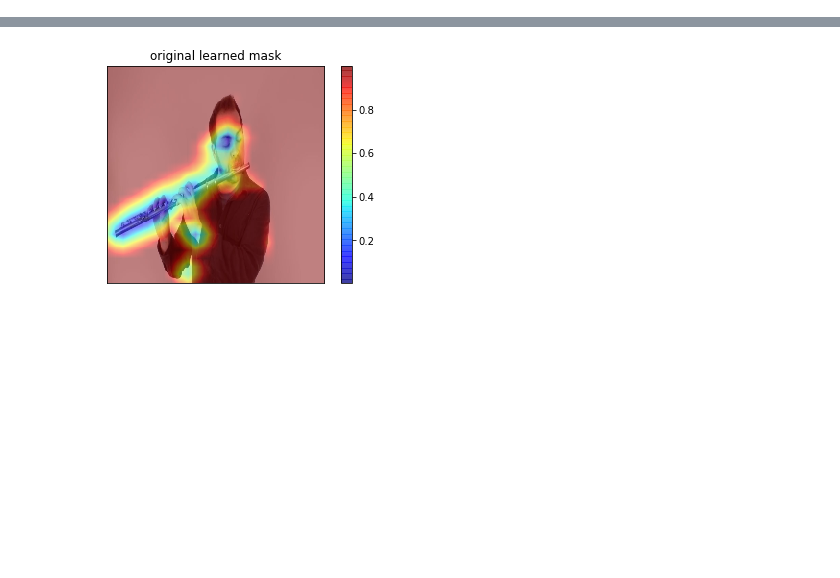
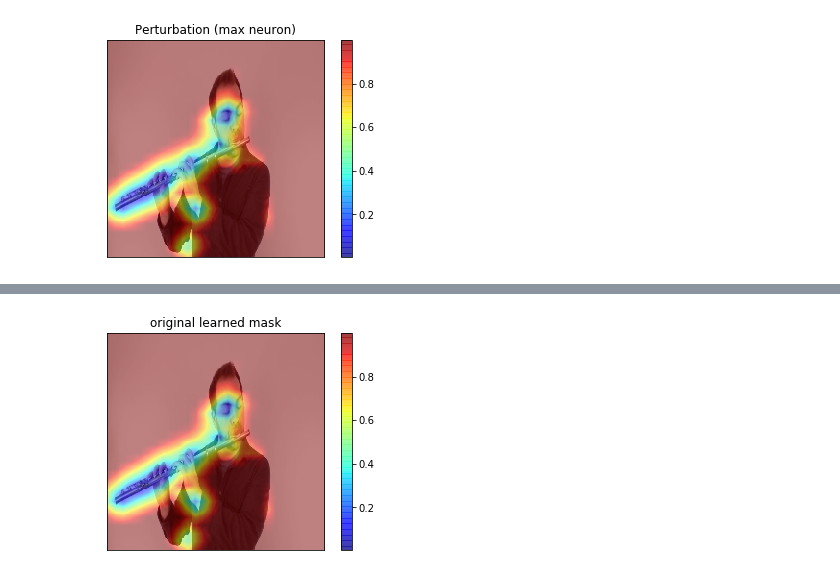
Before and after one commit to ruthcfong/pytorch-explain-black-box, a Jupyter notebook: playground.ipynb, the cells around one changed output, grey strips where cells are left out. Cells and saved outputs as stored; diff of their text form; code cells hidden in the pictures; blank space fills up the shorter version.

```diff
--- a/playground.ipynb
+++ b/playground.ipynb
@@ -8,3 +13,20 @@ from skimage.transform import resize
 # %%
 %load_ext autoreload
 %autoreload 2
+# %%
+def show_visualization(viz, image=None, size=224, title=None):
+    f, ax = plt.subplots(1,1)
+    if image is not None:
+        img = resize(imread(image), (size, size))
+        ax.imshow(img)
+        cax = ax.imshow(viz, alpha=0.5, cmap='jet')
+    else:
+        cax = ax.imshow(viz)
+    f.colorbar(cax)
+    ax.set_xticks([])
+    ax.set_yticks([])
+    if title is not None:
+        ax.set_title(title)
+    plt.show()
+# %%
+orig_mask = perturb_explanation(neuron_selection='max')
@@ -10,0 +65,6 @@ from skimage.transform import resize
+# %%
+show_visualization(viz=orig_mask,
+                   image='examples/flute.jpg',
+                   size=227, title='Perturbation (max neuron)')
+# %% [output]
+[figure, added]
```
Also changed, not shown: parts of 8 cells of this notebook, 1 other file.
